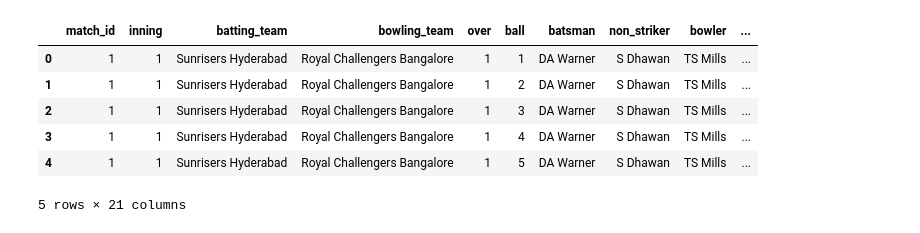
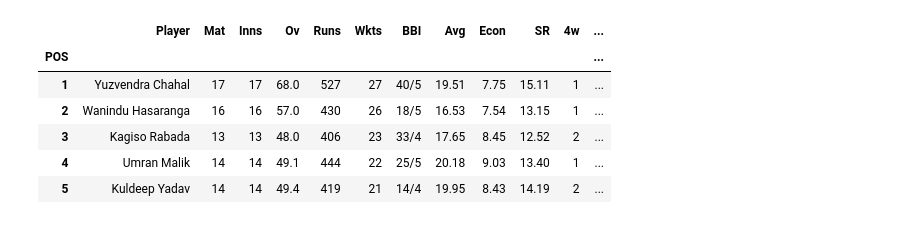
Before and after one commit to SEM-6-MP2-0/AIDS-LAB, a Jupyter notebook: EDA/Analysis.ipynb, the cells around one changed output. Saved outputs shown, nothing was run; the diff lists cells and outputs as text; code cells hidden in the pictures.

```diff
--- a/EDA/Analysis.ipynb
+++ b/EDA/Analysis.ipynb
@@ -8,14 +8,14 @@ import seaborn as sns
 # %%
 DATA_PATH = '../datasets'
 # %%
-df_delivery = pd.read_csv(f'{DATA_PATH}/deliveries.csv')
+df = pd.read_csv(f'{DATA_PATH}/Bowling Stats/BOWLING STATS - IPL_2022.csv',index_col='POS')
 # %%
-df_delivery.head()
+df.head()
 # %% [output]
-|  | match_id | inning | batting_team | bowling_team | over | ball | batsman | non_striker | bowler | ... |
-| 0 | 1 | 1 | Sunrisers Hyderabad | Royal Challengers Bangalore | 1 | 1 | DA Warner | S Dhawan | TS Mills | ... |
-| 1 | 1 | 1 | Sunrisers Hyderabad | Royal Challengers Bangalore | 1 | 2 | DA Warner | S Dhawan | TS Mills | ... |
-| 2 | 1 | 1 | Sunrisers Hyderabad | Royal Challengers Bangalore | 1 | 3 | DA Warner | S Dhawan | TS Mills | ... |
-| 3 | 1 | 1 | Sunrisers Hyderabad | Royal Challengers Bangalore | 1 | 4 | DA Warner | S Dhawan | TS Mills | ... |
-| 4 | 1 | 1 | Sunrisers Hyderabad | Royal Challengers Bangalore | 1 | 5 | DA Warner | S Dhawan | TS Mills | ... |
+|  | Player | Mat | Inns | Ov | Runs | Wkts | BBI | Avg | Econ | SR | 4w | ... |
+| POS |  |  |  |  |  |  |  |  |  |  |  | ... |
+| 1 | Yuzvendra Chahal | 17 | 17 | 68.0 | 527 | 27 | 40/5 | 19.51 | 7.75 | 15.11 | 1 | ... |
+| 2 | Wanindu Hasaranga | 16 | 16 | 57.0 | 430 | 26 | 18/5 | 16.53 | 7.54 | 13.15 | 1 | ... |
+| 3 | Kagiso Rabada | 13 | 13 | 48.0 | 406 | 23 | 33/4 | 17.65 | 8.45 | 12.52 | 2 | ... |
+| 4 | Umran Malik | 14 | 14 | 49.1 | 444 | 22 | 25/5 | 20.18 | 9.03 | 13.40 | 1 | ... |
+| 5 | Kuldeep Yadav | 14 | 14 | 49.4 | 419 | 21 | 14/4 | 19.95 | 8.43 | 14.19 | 2 | ... |
-5 rows × 21 columns
```
Also changed, not shown: parts of 13 cells of this notebook.
